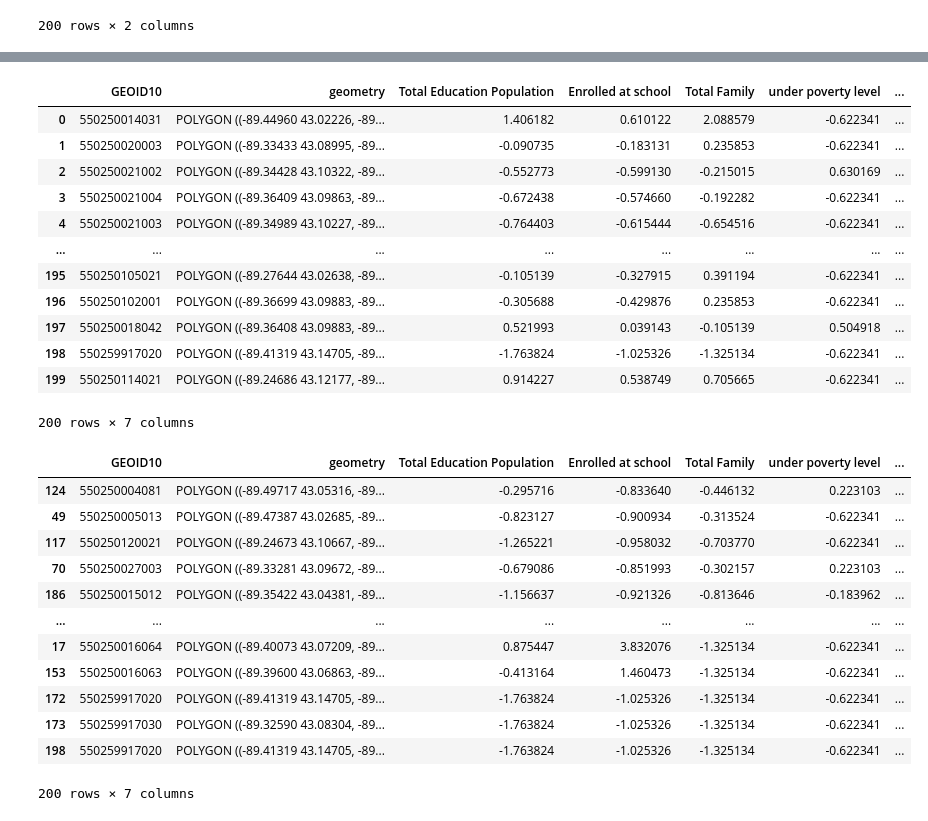
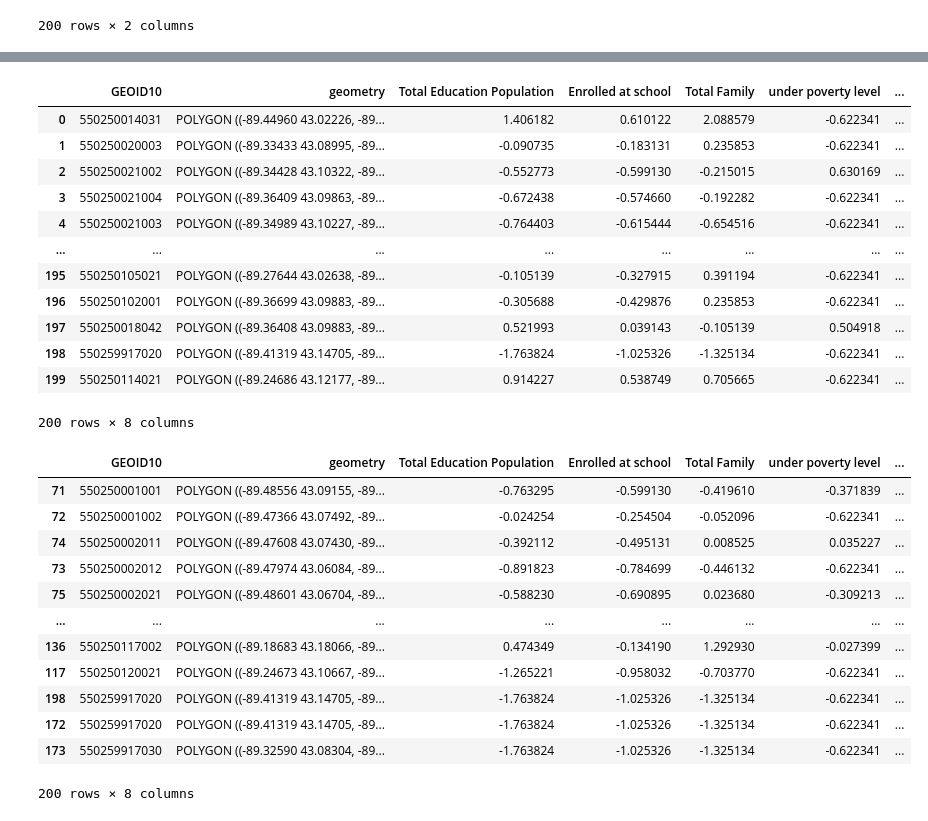
Before and after one commit to Dingyi-Z/Dream-Bus, a Jupyter notebook: Simulator/DataMerge.ipynb, the cells around one changed output, grey strips where cells are left out. Drawn from its saved outputs; the diff is of its cells as text; code cells hidden in the pictures.

```diff
--- a/Simulator/DataMerge.ipynb
+++ b/Simulator/DataMerge.ipynb
@@ -73,5 +66,5 @@ Name: GEOID10, Length: 200, dtype: object
 # %%
-df = pd.read_csv("DataMerge/edu_and_poverty.csv")
+df = pd.read_csv("DataMerge/edu_origin.csv")
 df['ID']=df['GEO_ID'].map(lambda x:x.split("US")[1])
 df
 # %% [output]
@@ -91,6 +84,4 @@ df
 # %%
 cdf = pd.merge(mdf,df,left_on="GEOID10",right_on="ID",how="left")
-cdf = cdf.drop(columns=["Unnamed: 0","GEO_ID","ID"])
+cdf = cdf.drop(columns=["GEO_ID","ID"])
+#cdf = cdf.drop(columns=["GEO_ID","ID","Geographic Area Name"])
-# %%
-cdf["EduPerc"] = cdf["Enrolled at school"]/cdf["Total Education Population"]
-cdf
@@ -121,7 +114,6 @@ scaler = preprocessing.StandardScaler()
 scaled_df = scaler.fit_transform(df)
 scaled_df = pd.DataFrame(scaled_df, columns=names)
 cdf.iloc[:,2:] = scaled_df
-cdf
 # %% [output]
 |  | GEOID10 | geometry | Total Education Population | Enrolled at school | Total Family | under poverty level | ... |
 | 0 | 550250014031 | POLYGON ((-89.44960 43.02226, -89... | 1.406182 | 0.610122 | 2.088579 | -0.622341 | ... |
@@ -135,21 +127,21 @@ cdf
 | 197 | 550250018042 | POLYGON ((-89.36408 43.09883, -89... | 0.521993 | 0.039143 | -0.105139 | 0.504918 | ... |
 | 198 | 550259917020 | POLYGON ((-89.41319 43.14705, -89... | -1.763824 | -1.025326 | -1.325134 | -0.622341 | ... |
 | 199 | 550250114021 | POLYGON ((-89.24686 43.12177, -89... | 0.914227 | 0.538749 | 0.705665 | -0.622341 | ... |
-200 rows × 7 columns
+200 rows × 8 columns
 # %%
-cdf = cdf.sort_values("EduPerc")
+cdf = cdf.sort_values("GEOID10")
 cdf
 # %% [output]
 |  | GEOID10 | geometry | Total Education Population | Enrolled at school | Total Family | under poverty level | ... |
-| 124 | 550250004081 | POLYGON ((-89.49717 43.05316, -89... | -0.295716 | -0.833640 | -0.446132 | 0.223103 | ... |
-| 49 | 550250005013 | POLYGON ((-89.47387 43.02685, -89... | -0.823127 | -0.900934 | -0.313524 | -0.622341 | ... |
+| 71 | 550250001001 | POLYGON ((-89.48556 43.09155, -89... | -0.763295 | -0.599130 | -0.419610 | -0.371839 | ... |
+| 72 | 550250001002 | POLYGON ((-89.47366 43.07492, -89... | -0.024254 | -0.254504 | -0.052096 | -0.622341 | ... |
+| 74 | 550250002011 | POLYGON ((-89.47608 43.07430, -89... | -0.392112 | -0.495131 | 0.008525 | 0.035227 | ... |
+| 73 | 550250002012 | POLYGON ((-89.47974 43.06084, -89... | -0.891823 | -0.784699 | -0.446132 | -0.622341 | ... |
+| 75 | 550250002021 | POLYGON ((-89.48601 43.06704, -89... | -0.588230 | -0.690895 | 0.023680 | -0.309213 | ... |
+| ... | ... | ... | ... | ... | ... | ... | ... |
+| 136 | 550250117002 | POLYGON ((-89.18683 43.18066, -89... | 0.474349 | -0.134190 | 1.292930 | -0.027399 | ... |
 | 117 | 550250120021 | POLYGON ((-89.24673 43.10667, -89... | -1.265221 | -0.958032 | -0.703770 | -0.622341 | ... |
-| 70 | 550250027003 | POLYGON ((-89.33281 43.09672, -89... | -0.679086 | -0.851993 | -0.302157 | 0.223103 | ... |
-| 186 | 550250015012 | POLYGON ((-89.35422 43.04381, -89... | -1.156637 | -0.921326 | -0.813646 | -0.183962 | ... |
-| ... | ... | ... | ... | ... | ... | ... | ... |
-| 17 | 550250016064 | POLYGON ((-89.40073 43.07209, -89... | 0.875447 | 3.832076 | -1.325134 | -0.622341 | ... |
-| 153 | 550250016063 | POLYGON ((-89.39600 43.06863, -89... | -0.413164 | 1.460473 | -1.325134 | -0.622341 | ... |
+| 198 | 550259917020 | POLYGON ((-89.41319 43.14705, -89... | -1.763824 | -1.025326 | -1.325134 | -0.622341 | ... |
 | 172 | 550259917020 | POLYGON ((-89.41319 43.14705, -89... | -1.763824 | -1.025326 | -1.325134 | -0.622341 | ... |
 | 173 | 550259917030 | POLYGON ((-89.32590 43.08304, -89... | -1.763824 | -1.025326 | -1.325134 | -0.622341 | ... |
-| 198 | 550259917020 | POLYGON ((-89.41319 43.14705, -89... | -1.763824 | -1.025326 | -1.325134 | -0.622341 | ... |
-200 rows × 7 columns
+200 rows × 8 columns
```
Also changed, not shown: parts of 19 cells of this notebook, 38 other files.
